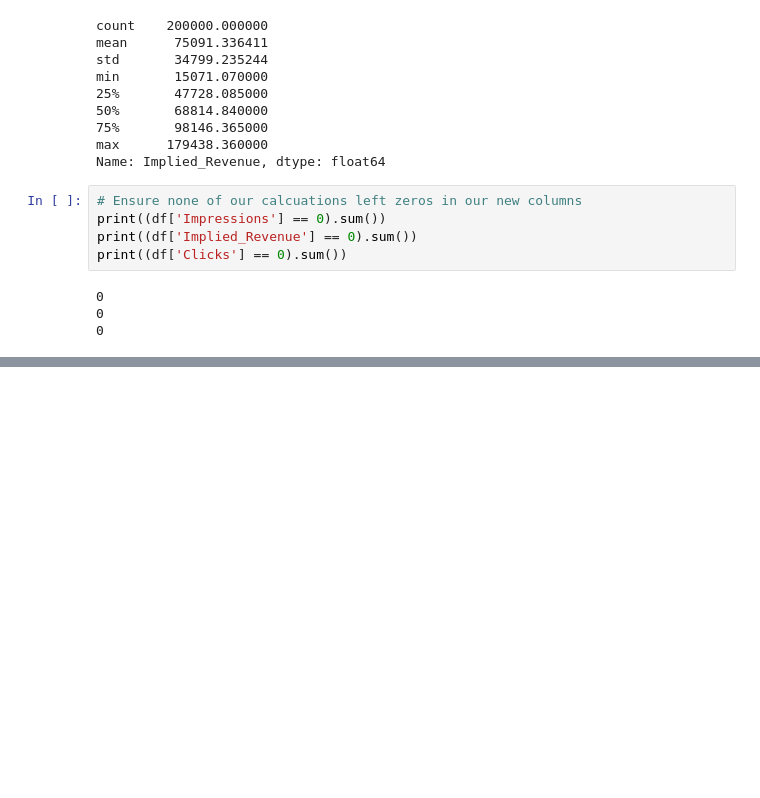
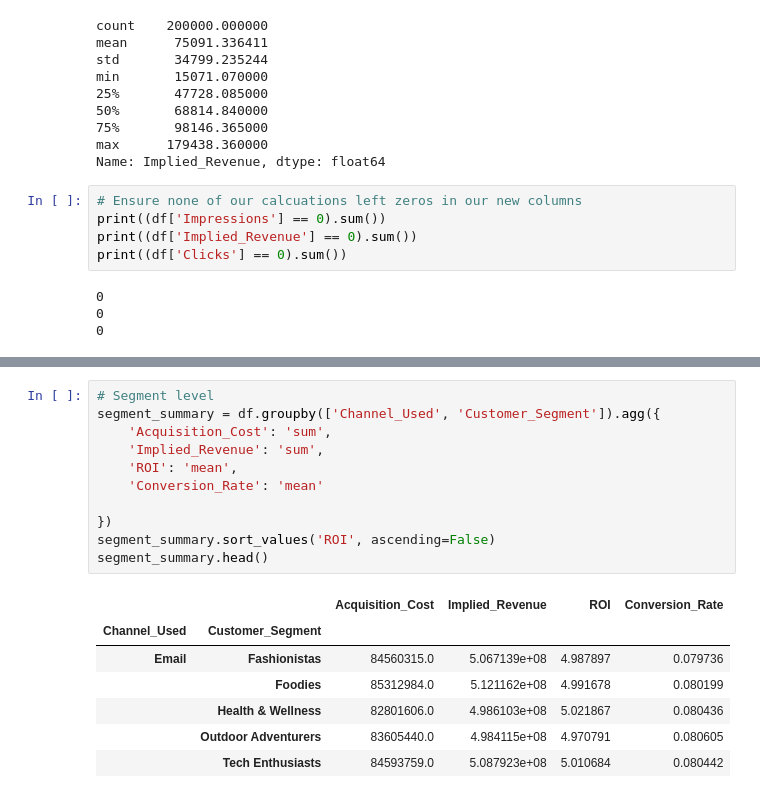
Before and after one commit to danieljcornett/AdRevenueDataProject, a Jupyter notebook: DataWalkthrough.ipynb, the cells around one changed output, grey strips where cells are left out. Drawn from its saved outputs; the diff is of its cells as text; blank space fills up the shorter version.

```diff
--- a/DataWalkthrough.ipynb
+++ b/DataWalkthrough.ipynb
@@ -139,0 +175,19 @@ print((df['Clicks'] == 0).sum())
+# %%
+# Segment level
+segment_summary = df.groupby(['Channel_Used', 'Customer_Segment']).agg({
+    'Acquisition_Cost': 'sum',
+    'Implied_Revenue': 'sum',
+    'ROI': 'mean',
+    'Conversion_Rate': 'mean'
+
+})
+segment_summary.sort_values('ROI', ascending=False)
+segment_summary.head()
+# %% [output]
+|  |  | Acquisition_Cost | Implied_Revenue | ROI | Conversion_Rate |
+| Channel_Used | Customer_Segment |  |  |  |  |
+| Email | Fashionistas | 84560315.0 | 5.067139e+08 | 4.987897 | 0.079736 |
+|  | Foodies | 85312984.0 | 5.121162e+08 | 4.991678 | 0.080199 |
+|  | Health & Wellness | 82801606.0 | 4.986103e+08 | 5.021867 | 0.080436 |
+|  | Outdoor Adventurers | 83605440.0 | 4.984115e+08 | 4.970791 | 0.080605 |
+|  | Tech Enthusiasts | 84593759.0 | 5.087923e+08 | 5.010684 | 0.080442 |
```
Also changed, not shown: parts of 2 cells of this notebook.
